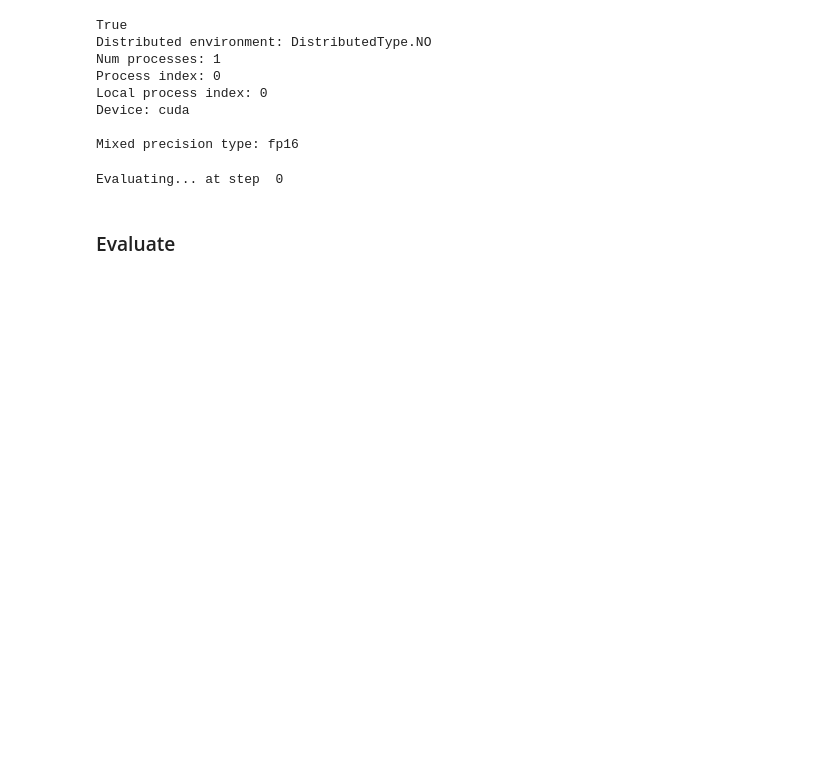
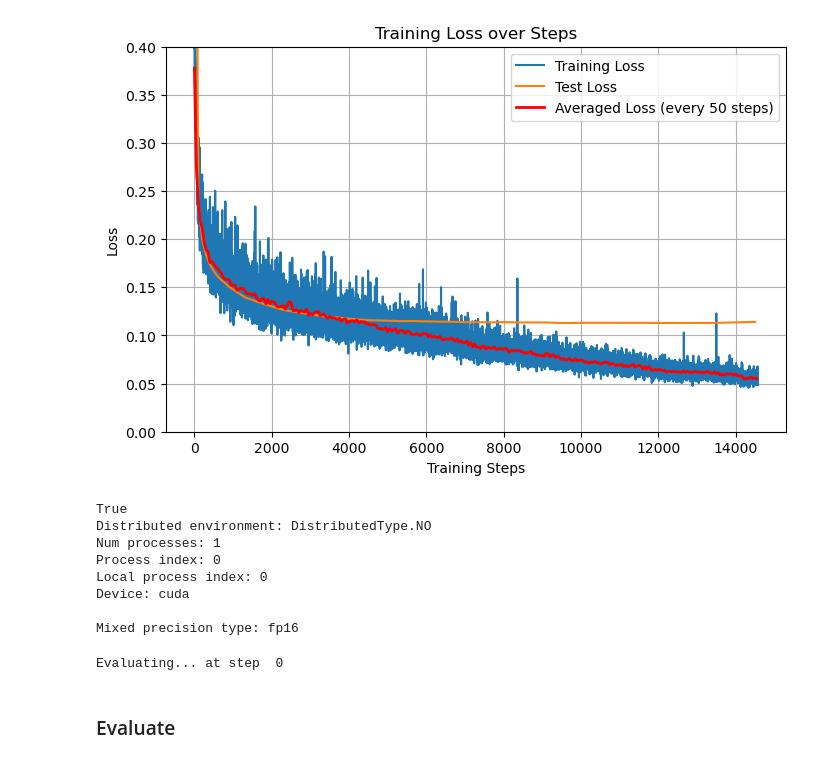
Before and after one commit to jiarong-wu/wavediffusion, a Jupyter notebook: example/wave_simple.ipynb, the cells around one changed output. Saved outputs shown, nothing was run; the diff lists cells and outputs as text; code cells hidden in the pictures; blank space fills up the shorter version.

```diff
--- a/example/wave_simple.ipynb
+++ b/example/wave_simple.ipynb
@@ -21,3 +18,45 @@ The autoreload extension is already loaded. To reload it, use:
+# %%
+### Read in loss log and plot
+path = "../../data/plain1/"
+from matplotlib import pyplot as plt
+import numpy as np
+losses = []
+steps = []
+with open(path + "loss_log.txt", "r") as log_file:
+    for line in log_file:
+        line = line.strip()
+        # if not line:          # skip empty lines
+        #     continue
+        step_str, loss_str = line.split(",")
+        steps.append(int(step_str.strip()))
+        losses.append(float(loss_str.strip()))
+
+test_losses = []
+test_steps = []
+with open(path + "test_loss_log.txt", "r") as log_file:
+    for line in log_file:
+        line = line.strip()
+        # if not line:          # skip empty lines
+        #     continue
+        step_str, loss_str = line.split(",")
+        test_steps.append(int(step_str.strip()))
+        test_losses.append(float(loss_str.strip()))
+
+
+plt.figure(figsize=(8,5))
+plt.plot(steps, losses, label='Training Loss')
+plt.plot(test_steps, test_losses, label='Test Loss')
+# Plot averaged loss every 50 steps
+avg_losses = [np.mean(losses[i:i+50]) for i in range(0, len(losses), 50)]
+plt.plot(range(0, len(losses), 50), avg_losses, color='red', linewidth=2, label='Averaged Loss (every 50 steps)')
+plt.xlabel('Training Steps')
+plt.ylabel('Loss')
+plt.title('Training Loss over Steps')
+plt.legend()
+plt.ylim([0,0.4])
+plt.grid()
+# %% [output]
+[figure, added]
 # %%
 train_batch_size=4
 sample_batch_size=2
```
Also changed, not shown: parts of 6 cells of this notebook, 1 other file.
